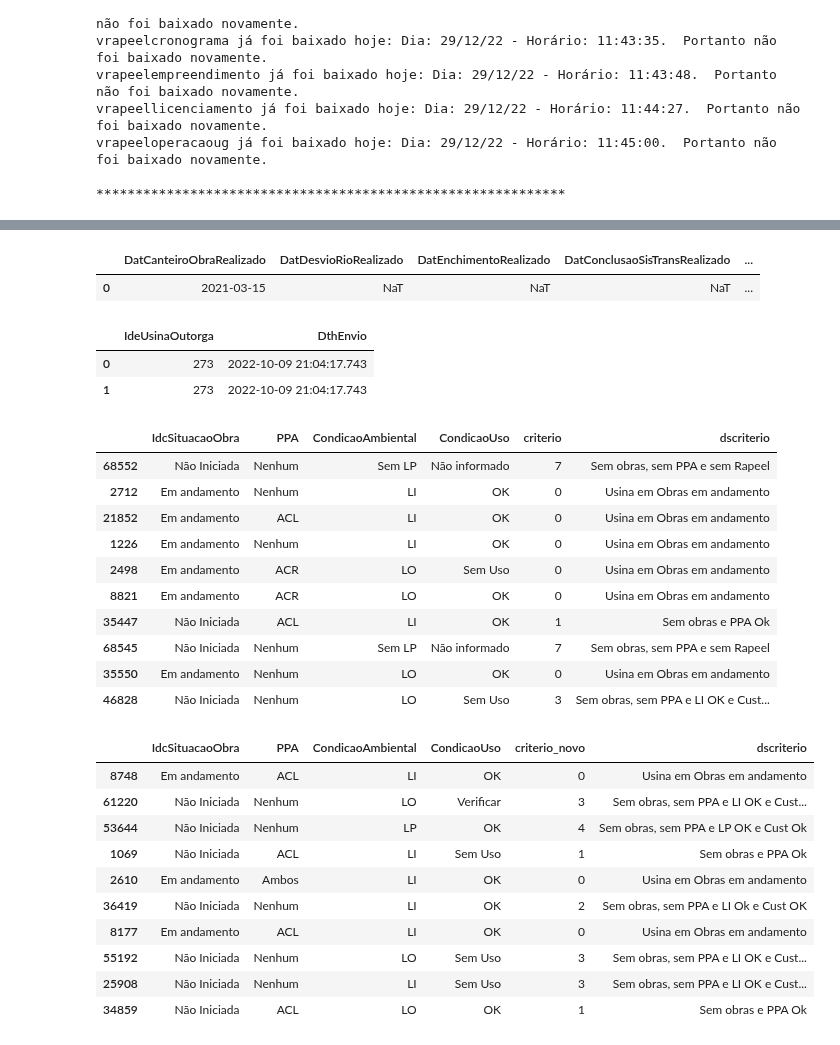
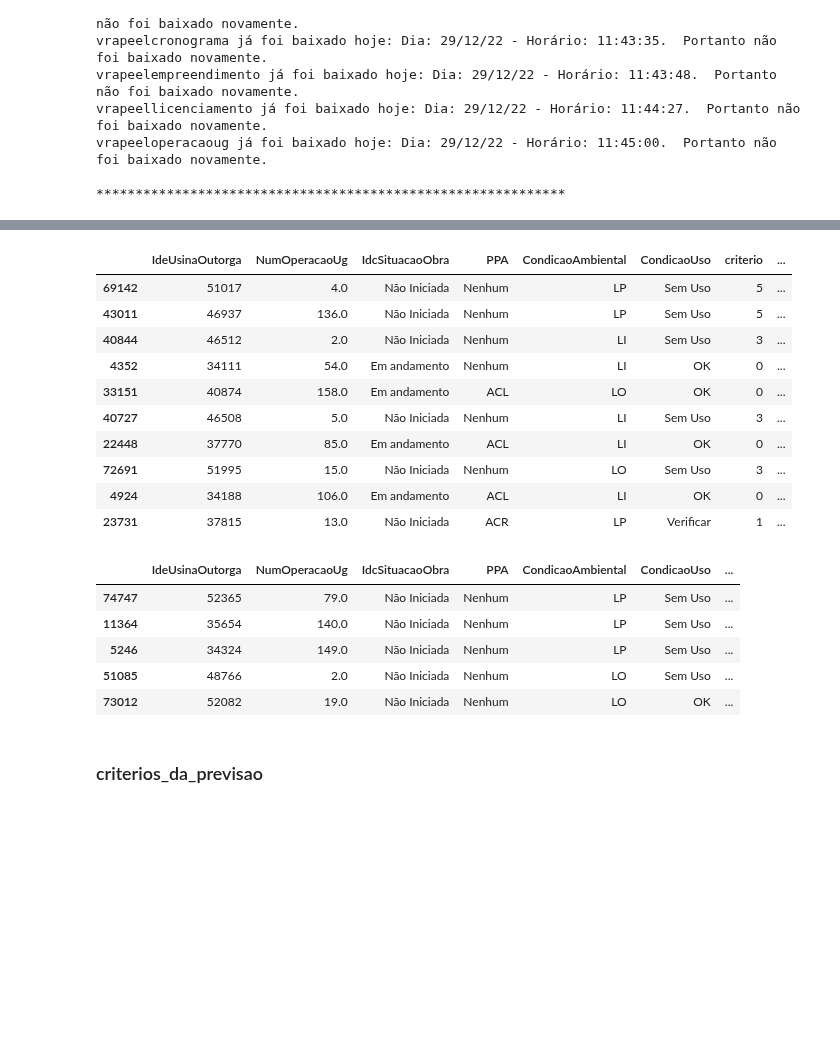
Before and after one commit to Vinicius667/Previsor, a Jupyter notebook: App/Previsor_teste2.ipynb, the cells around one changed output, grey strips where cells are left out. Cells and saved outputs as stored; diff of their text form; code cells hidden in the pictures; blank space fills up the shorter version.

```diff
--- a/App/Previsor_teste2.ipynb
+++ b/App/Previsor_teste2.ipynb
@@ -36,3 +36,7 @@ ide_data_cols = ['DthEnvio','IdeUsinaOutorga']
+# %%
+# Lista de colunas que serão usadas várias vezes para a realização de merges entre os dataframes
+ide_data_cols = ['DthEnvio','IdeUsinaOutorga']
+ide_ug = ['IdeUsinaOutorga','NumOperacaoUg']
 # %%
 monitoramentoleilao  = pd.read_parquet(os.path.join(directory,"vmonitoramentoleilao.gzip"))[['IdeUsinaOutorga','CodLeilao', 'DatInicioSuprimento']]
 monitoramentoleilao.dropna(subset='DatInicioSuprimento',inplace=True)
@@ -75,3 +103,4 @@ input_rapeel = input_rapeel.loc[input_rapeel.groupby('IdeUsinaOutorga').DthEnvio
 # %%
-cols = ["IdeUsinaOutorga","DthEnvio",'DatPrevistaComercial']
+cols = ["IdeUsinaOutorga",'NumOperacaoUg',"DthEnvio",'DatPrevistaComercial']
 ug_rapeel = pd.read_parquet(os.path.join(directory,"vrapeeloperacaoug.gzip"))[cols]
+ug_rapeel.sample(5)
@@ -216,14 +259,3 @@ display(definicoes_monitoramento[['DscComercializacaoEnergia','DatConclusaoACL',
-# %%
-monitoramentodados[monitoramentodados.IdeUsinaOutorga == 273]
-# %% [output]
-|  | DatCanteiroObraRealizado | DatDesvioRioRealizado | DatEnchimentoRealizado | DatConclusaoSisTransRealizado | ... |
-| 0 | 2021-03-15 | NaT | NaT | NaT | ... |
-# %%
-definicoes_monitoramento[definicoes_monitoramento.IdeUsinaOutorga == 273].drop_duplicates()[['IdeUsinaOutorga','DthEnvio']]
-# %% [output]
-|  | IdeUsinaOutorga | DthEnvio |
-| 0 | 273 | 2022-10-09 21:04:17.743 |
-| 1 | 273 | 2022-10-09 21:04:17.743 |
 # %%
 # Apenas mudança de nome
 tabela_criterio = definicoes_monitoramento
@@ -247,45 +279,45 @@ tabela_criterio['criterio'] = np.select(
     ],
     [0,1,2,3,4,5,8,7],
     default=6
 )
 
 
 tabela_criterio['dscriterio'] = np.select(
     [
         (tabela_criterio.IdcSituacaoObra == ea),
         (( tabela_criterio.IdcSituacaoObra == na)  &  (tabela_criterio.PPA != nenhum) ),
         ((tabela_criterio.IdcSituacaoObra == na) & (tabela_criterio.PPA == nenhum) & (tabela_criterio.CondicaoAmbiental.isin(["LI","LO"])) & (tabela_criterio.CondicaoUso == ok)),
         ((tabela_criterio.IdcSituacaoObra == na) & (tabela_criterio.PPA == nenhum) & (tabela_criterio.CondicaoAmbiental.isin(["LI","LO"])) & (tabela_criterio.CondicaoUso != ok)),
         ((tabela_criterio.IdcSituacaoObra == na) & (tabela_criterio.PPA == nenhum) & (tabela_criterio.CondicaoAmbiental == "LP") & (tabela_criterio.CondicaoUso == ok)),
         ((tabela_criterio.IdcSituacaoObra == na) & (tabela_criterio.PPA == nenhum) & (tabela_criterio.CondicaoAmbiental == "LP") & (tabela_criterio.CondicaoUso != ok)),
         (tabela_criterio.IdcSituacaoObra == paralisada),
         ((tabela_criterio.DthEnvio.isna()) & (tabela_criterio.PPA == nenhum))
     ],
     [
     "Usina em Obras em andamento",
     "Sem obras e PPA Ok",
     "Sem obras, sem PPA e LI Ok e Cust OK",
     "Sem obras, sem PPA e LI OK e Cust não Ok",
     "Sem obras, sem PPA e LP OK e Cust Ok",
     "Sem obras, sem PPA e LP OK e Cust não Ok",
     "Obras paralisadas",
     "Sem obras, sem PPA e sem Rapeel"
 ],
     default="Sem LP")
 
-display(tabela_criterio[['IdcSituacaoObra','PPA','CondicaoAmbiental','CondicaoUso','criterio','dscriterio']].sample(10))
+display(tabela_criterio[ide_ug +['IdcSituacaoObra','PPA','CondicaoAmbiental','CondicaoUso','criterio','dscriterio']].sample(10))
 # %% [output]
-|  | IdcSituacaoObra | PPA | CondicaoAmbiental | CondicaoUso | criterio | dscriterio |
-| 68552 | Não Iniciada | Nenhum | Sem LP | Não informado | 7 | Sem obras, sem PPA e sem Rapeel |
-| 2712 | Em andamento | Nenhum | LI | OK | 0 | Usina em Obras em andamento |
-| 21852 | Em andamento | ACL | LI | OK | 0 | Usina em Obras em andamento |
-| 1226 | Em andamento | Nenhum | LI | OK | 0 | Usina em Obras em andamento |
-| 2498 | Em andamento | ACR | LO | Sem Uso | 0 | Usina em Obras em andamento |
-| 8821 | Em andamento | ACR | LO | OK | 0 | Usina em Obras em andamento |
-| 35447 | Não Iniciada | ACL | LI | OK | 1 | Sem obras e PPA Ok |
-| 68545 | Não Iniciada | Nenhum | Sem LP | Não informado | 7 | Sem obras, sem PPA e sem Rapeel |
-| 35550 | Em andamento | Nenhum | LO | OK | 0 | Usina em Obras em andamento |
-| 46828 | Não Iniciada | Nenhum | LO | Sem Uso | 3 | Sem obras, sem PPA e LI OK e Cust... |
+|  | IdeUsinaOutorga | NumOperacaoUg | IdcSituacaoObra | PPA | CondicaoAmbiental | CondicaoUso | criterio | ... |
+| 69142 | 51017 | 4.0 | Não Iniciada | Nenhum | LP | Sem Uso | 5 | ... |
+| 43011 | 46937 | 136.0 | Não Iniciada | Nenhum | LP | Sem Uso | 5 | ... |
+| 40844 | 46512 | 2.0 | Não Iniciada | Nenhum | LI | Sem Uso | 3 | ... |
+| 4352 | 34111 | 54.0 | Em andamento | Nenhum | LI | OK | 0 | ... |
+| 33151 | 40874 | 158.0 | Em andamento | ACL | LO | OK | 0 | ... |
+| 40727 | 46508 | 5.0 | Não Iniciada | Nenhum | LI | Sem Uso | 3 | ... |
+| 22448 | 37770 | 85.0 | Em andamento | ACL | LI | OK | 0 | ... |
+| 72691 | 51995 | 15.0 | Não Iniciada | Nenhum | LO | Sem Uso | 3 | ... |
+| 4924 | 34188 | 106.0 | Em andamento | ACL | LI | OK | 0 | ... |
+| 23731 | 37815 | 13.0 | Não Iniciada | ACR | LP | Verificar | 1 | ... |
 # %%
 slp = "Sem LP"
 sim = "Sim"
@@ -308,19 +340,14 @@ tabela_criterio['criterio_novo'] = np.select(
 )
 
 
-display(tabela_criterio[['IdcSituacaoObra','PPA','CondicaoAmbiental','CondicaoUso','criterio_novo','dscriterio']].sample(10))
+display(tabela_criterio[ide_ug + ['IdcSituacaoObra','PPA','CondicaoAmbiental','CondicaoUso','criterio_novo','dscriterio']].sample(5))
 # %% [output]
-|  | IdcSituacaoObra | PPA | CondicaoAmbiental | CondicaoUso | criterio_novo | dscriterio |
-| 8748 | Em andamento | ACL | LI | OK | 0 | Usina em Obras em andamento |
-| 61220 | Não Iniciada | Nenhum | LO | Verificar | 3 | Sem obras, sem PPA e LI OK e Cust... |
-| 53644 | Não Iniciada | Nenhum | LP | OK | 4 | Sem obras, sem PPA e LP OK e Cust Ok |
-| 1069 | Não Iniciada | ACL | LI | Sem Uso | 1 | Sem obras e PPA Ok |
-| 2610 | Em andamento | Ambos | LI | OK | 0 | Usina em Obras em andamento |
-| 36419 | Não Iniciada | Nenhum | LI | OK | 2 | Sem obras, sem PPA e LI Ok e Cust OK |
-| 8177 | Em andamento | ACL | LI | OK | 0 | Usina em Obras em andamento |
-| 55192 | Não Iniciada | Nenhum | LO | Sem Uso | 3 | Sem obras, sem PPA e LI OK e Cust... |
-| 25908 | Não Iniciada | Nenhum | LI | Sem Uso | 3 | Sem obras, sem PPA e LI OK e Cust... |
-| 34859 | Não Iniciada | ACL | LO | OK | 1 | Sem obras e PPA Ok |
+|  | IdeUsinaOutorga | NumOperacaoUg | IdcSituacaoObra | PPA | CondicaoAmbiental | CondicaoUso | ... |
+| 74747 | 52365 | 79.0 | Não Iniciada | Nenhum | LP | Sem Uso | ... |
+| 11364 | 35654 | 140.0 | Não Iniciada | Nenhum | LP | Sem Uso | ... |
+| 5246 | 34324 | 149.0 | Não Iniciada | Nenhum | LP | Sem Uso | ... |
+| 51085 | 48766 | 2.0 | Não Iniciada | Nenhum | LO | Sem Uso | ... |
+| 73012 | 52082 | 19.0 | Não Iniciada | Nenhum | LO | OK | ... |
 # %%
 previsao_path = os.path.join(get_standard_folder_path("Documents"),r"Previsor\Previsoes")
 previsao_file = sorted(glob.glob(f"{previsao_path}/*.gzip"))[-1]
@@ -335,3 +365,5 @@ calculo_previsao.drop(['SigTipoGeracao'],inplace=True,axis=1)
+# %% [markdown]
+### criterios_da_previsao
 # %%
 criterios_da_previsao  = pd.merge(
                                     tabela_criterio,calculo_previsao,
```
Also changed, not shown: parts of 27 cells of this notebook, 1 other file.
